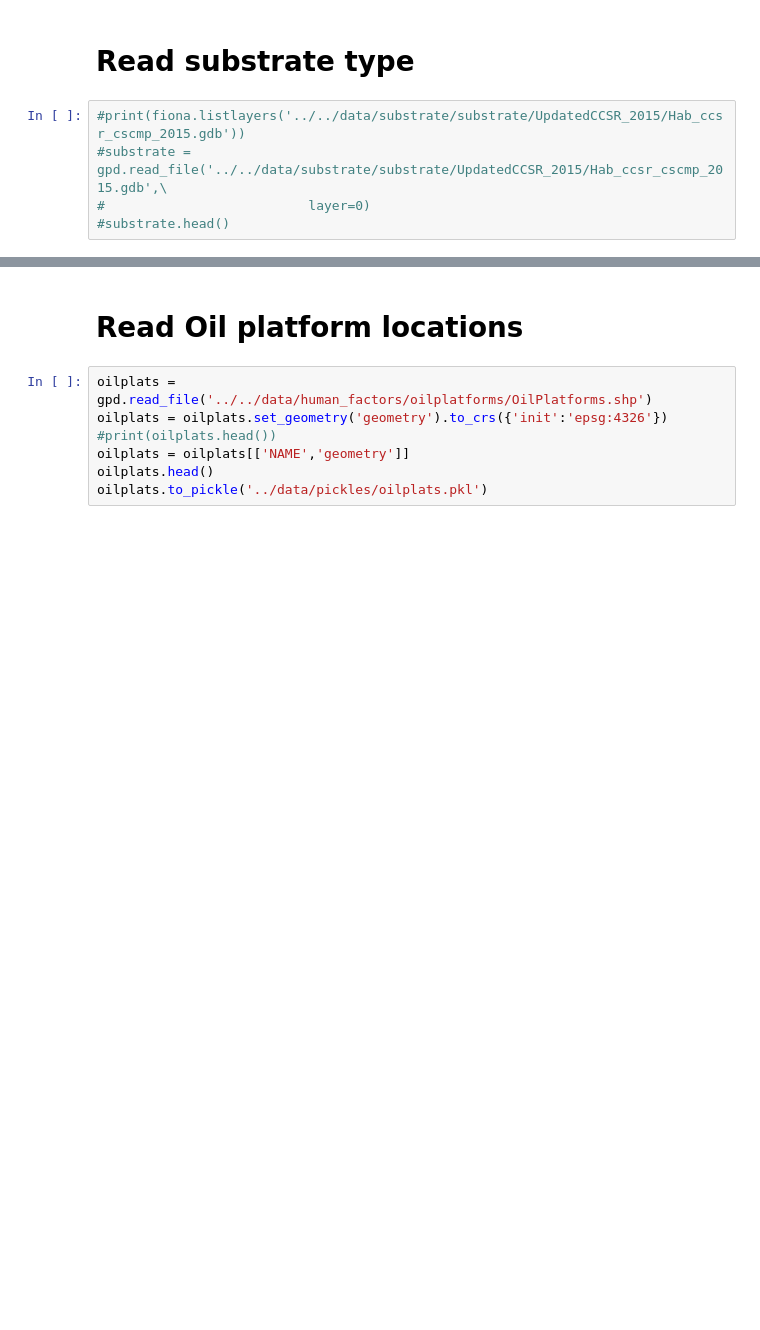
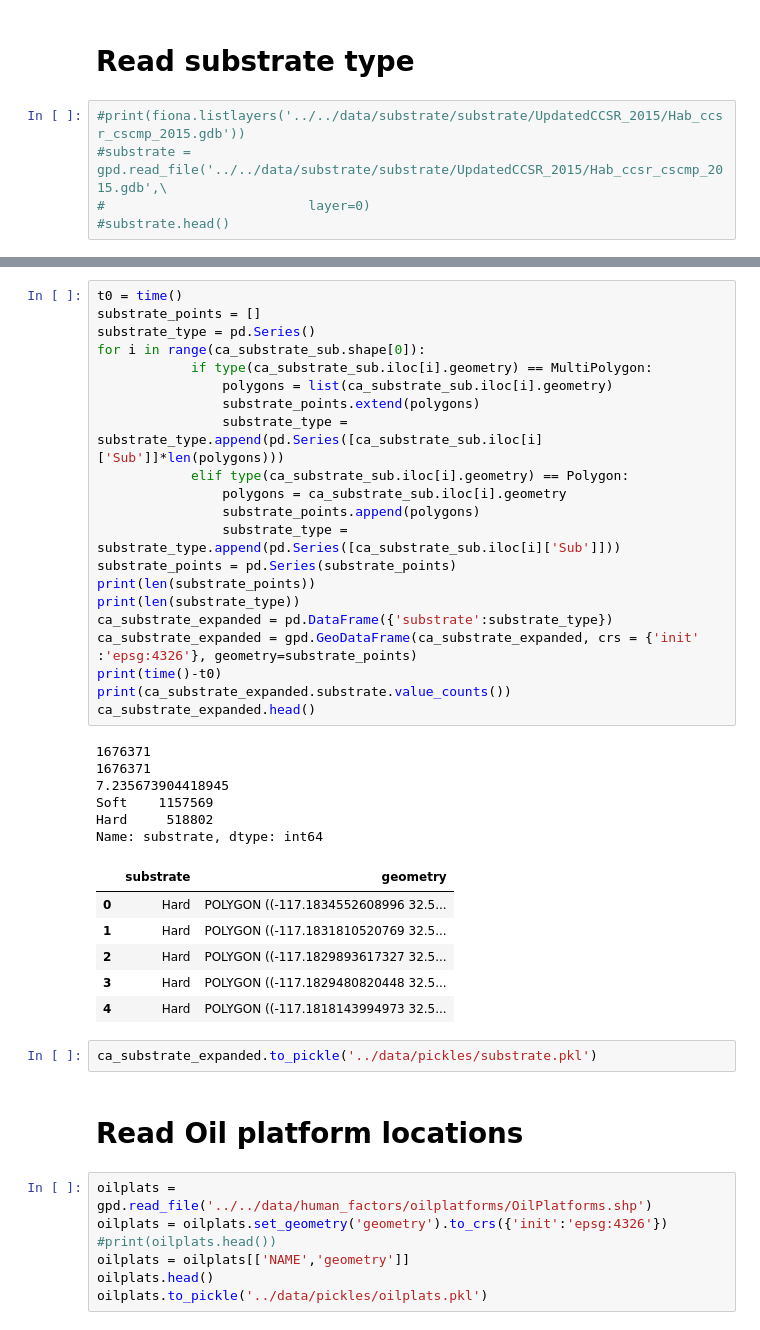
Before and after one commit to UCB-MIDS/Kelp-Capstone, a Jupyter notebook: pipeline/read_data.ipynb, the cells around one changed output, grey strips where cells are left out. Drawn from its saved outputs; the diff is of its cells as text; blank space fills up the shorter version.

```diff
--- a/pipeline/read_data.ipynb
+++ b/pipeline/read_data.ipynb
@@ -1061,3 +1075,39 @@ ca_substrate.iloc[51:100,:]
+# %%
+t0 = time()
+substrate_points = []
+substrate_type = pd.Series()
+for i in range(ca_substrate_sub.shape[0]):
+            if type(ca_substrate_sub.iloc[i].geometry) == MultiPolygon:
+                polygons = list(ca_substrate_sub.iloc[i].geometry)
+                substrate_points.extend(polygons)
+                substrate_type = substrate_type.append(pd.Series([ca_substrate_sub.iloc[i]['Sub']]*len(polygons)))
+            elif type(ca_substrate_sub.iloc[i].geometry) == Polygon:
+                polygons = ca_substrate_sub.iloc[i].geometry
+                substrate_points.append(polygons)
+                substrate_type = substrate_type.append(pd.Series([ca_substrate_sub.iloc[i]['Sub']]))
+substrate_points = pd.Series(substrate_points)
+print(len(substrate_points))
+print(len(substrate_type))
+ca_substrate_expanded = pd.DataFrame({'substrate':substrate_type})
+ca_substrate_expanded = gpd.GeoDataFrame(ca_substrate_expanded, crs = {'init' :'epsg:4326'}, geometry=substrate_points)
+print(time()-t0)
+print(ca_substrate_expanded.substrate.value_counts())
+ca_substrate_expanded.head()
+# %% [output]
+1676371
+1676371
+7.235673904418945
+Soft    1157569
+Hard     518802
+Name: substrate, dtype: int64
+|  | substrate | geometry |
+| 0 | Hard | POLYGON ((-117.1834552608996 32.5... |
+| 1 | Hard | POLYGON ((-117.1831810520769 32.5... |
+| 2 | Hard | POLYGON ((-117.1829893617327 32.5... |
+| 3 | Hard | POLYGON ((-117.1829480820448 32.5... |
+| 4 | Hard | POLYGON ((-117.1818143994973 32.5... |
+# %%
+ca_substrate_expanded.to_pickle('../data/pickles/substrate.pkl')
 # %% [markdown]
 # Read Oil platform locations
 # %%
```
Also changed, not shown: parts of 7 cells of this notebook, 1 other file.
